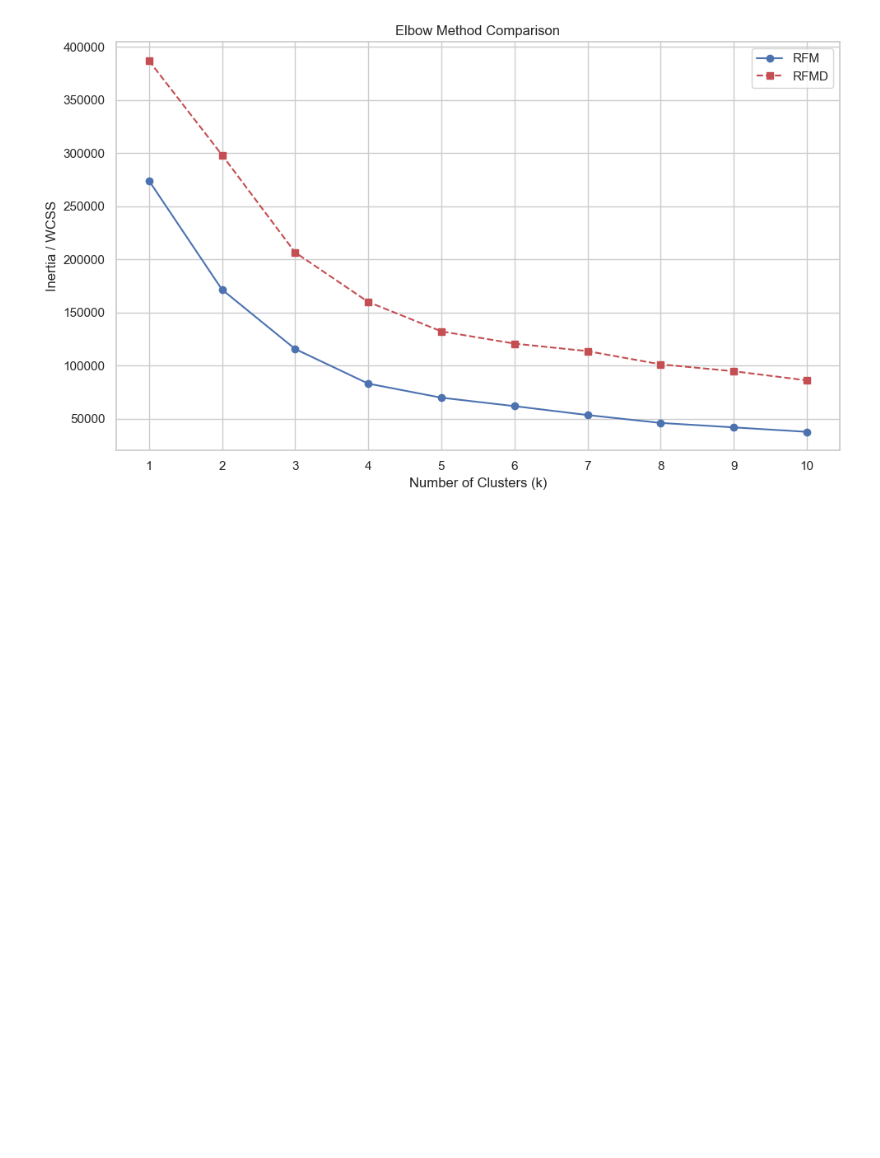
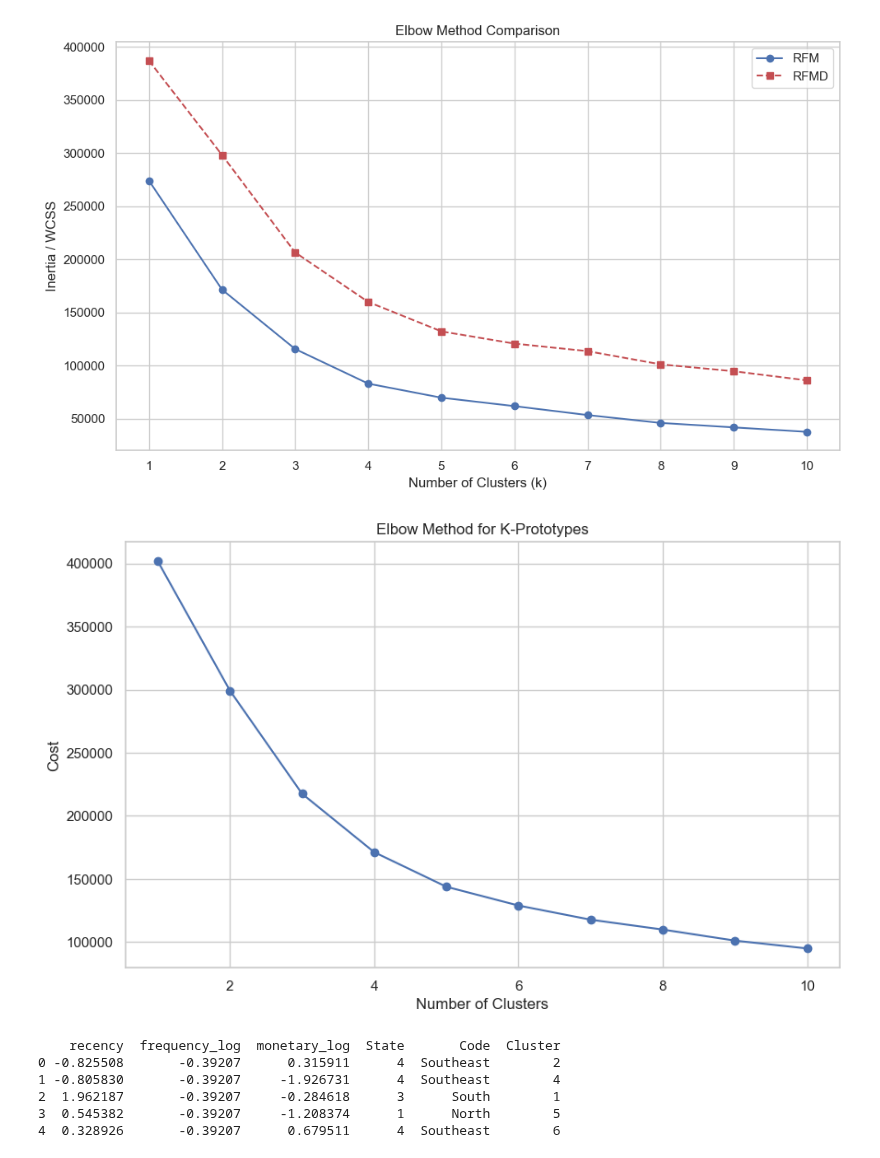
Before and after one commit to pt-sinan-akbar/Dataset-Thesis, a Jupyter notebook: BrazilDataSet.ipynb, the cells around one changed output. Cells and saved outputs as stored; diff of their text form; code cells hidden in the pictures; blank space fills up the shorter version.

Commit message:
Kproto apalah

```diff
--- a/BrazilDataSet.ipynb
+++ b/BrazilDataSet.ipynb
@@ -1527,35 +1527,55 @@ plt.show()
 # %% [output]
 [figure]
 # %%
-# # K prototype using RFMD
-#
-# #ambil column numeric dan categoric
-#
-# numb_columns = ['recency', 'frequency_log', 'monetary_log', 'State']
-# cat_column = ['Code']
-#
-# X = RMFD_final[numb_columns + cat_column].to_numpy()
-#
-# # testing
+# K prototype using RFMD
+
+#ambil column numeric dan categoric
+
+numb_columns = ['recency', 'frequency_log', 'monetary_log', 'State']
+cat_column = ['Code']
+
+X = RMFD_final[numb_columns + cat_column].to_numpy()
+
+# testing
 # X_sample = RMFD_final.sample(10, random_state=42)
-#
-# cat_indices = [X_sample.shape[1] - 1]
-#
-# cost = []
-# cluster_range = range(2, 6)
-#
-# for k in cluster_range:
-#     kproto = KPrototypes(n_clusters=k, random_state=42)
-#     # kproto = KPrototypes(n_clusters=k, random_state=42, n_init=3, max_iter=20)
-#     kproto.fit(X, categorical=cat_indices)
-#     cost.append(kproto.cost_)
-#
-# # Plot
-# plt.figure(figsize=(10, 6))
-# plt.plot(cluster_range, cost, marker='o')
-# plt.title('Elbow Method for K-Prototypes')
-# plt.xlabel('Number of Clusters')
-# plt.ylabel('Cost')
-# plt.show()
+
+cat_indices = [X.shape[1] - 1]
+
+cost = []
+cluster_range = range(1,11)
+
+for k in cluster_range:
+    # kproto = KPrototypes(n_clusters=k, random_state=42)
+    kproto = KPrototypes(n_clusters=k, random_state=42, n_init=3, max_iter=20)
+    kproto.fit(X, categorical=cat_indices)
+    cost.append(kproto.cost_)
+
+# Plot
+plt.figure(figsize=(10, 6))
+plt.plot(cluster_range, cost, marker='o')
+plt.title('Elbow Method for K-Prototypes')
+plt.xlabel('Number of Clusters')
+plt.ylabel('Cost')
+plt.show()
+# %% [output]
+[figure, added]
 # %%
 # Setelah dapet cluster yg bagus dari atas
+best_k = 8
+
+# Run K-Prototypes
+kproto = KPrototypes(n_clusters=best_k, random_state=42)
+clusters = kproto.fit_predict(X, categorical=cat_indices)
+
+# Add cluster labels to the original DataFrame
+RMFD_final['Cluster'] = clusters
+
+# Display cluster results
+print(RMFD_final.head())
+# %% [output]
+    recency  frequency_log  monetary_log  State       Code  Cluster
+0 -0.825508       -0.39207      0.315911      4  Southeast        2
+1 -0.805830       -0.39207     -1.926731      4  Southeast        4
+2  1.962187       -0.39207     -0.284618      3      South        1
+3  0.545382       -0.39207     -1.208374      1      North        5
+4  0.328926       -0.39207      0.679511      4  Southeast        6
```
Also changed, not shown: parts of 19 cells of this notebook.
